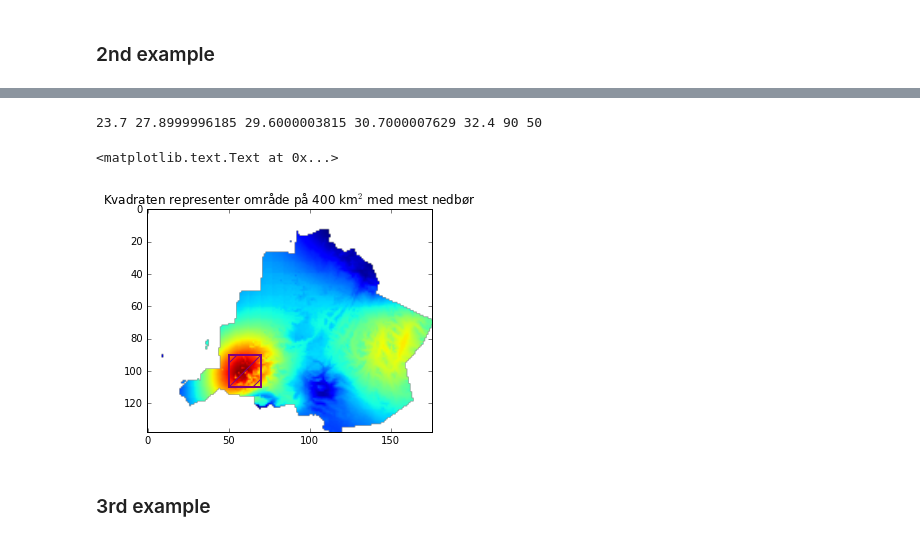
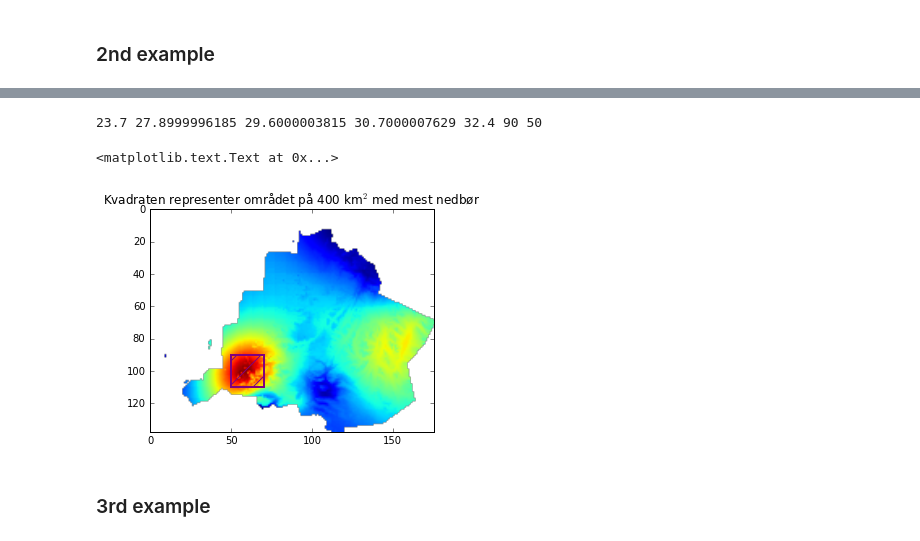
Before and after one commit to kmunve/APS, a Jupyter notebook: aps/notebooks/regional_precipitation_distribution.ipynb, the cells around one changed output, grey strips where cells are left out. Drawn from its saved outputs; the diff is of its cells as text; code cells hidden in the pictures.

```diff
--- a/aps/notebooks/regional_precipitation_distribution.ipynb
+++ b/aps/notebooks/regional_precipitation_distribution.ipynb
@@ -172,16 +183,16 @@ plt.show()
 # %%
 highest_med_low, highest_med_bot, highest_med_center, highest_med_top, highest_med_high, med_i, med_j = regional_precip_max(precip)
 print(highest_med_low, highest_med_bot, highest_med_center, highest_med_top, highest_med_high, med_i, med_j)
 
 plt.imshow(precip, aspect='equal')
 plt.gca().add_patch(Rectangle((med_j, med_i), window_x, window_y, hatch='/', fill=False, edgecolor='purple', linewidth=2))
 #plt.gca().add_patch(Rectangle((max_j, max_i), window_x, window_y, hatch='\\', fill=False, edgecolor='red', linewidth=2))
 # the max will be unchanged in a neighboring window with a potentially higher median and not update its position - it can be removed.
-plt.title("Kvadraten representer område på {0} km$^2$ med mest nedbør".format(window_x*window_y))
+plt.title("Kvadraten representer området på {0} km$^2$ med mest nedbør".format(window_x*window_y))
 # %% [output]
 23.7 27.8999996185 29.6000003815 30.7000007629 32.4 90 50
 <matplotlib.text.Text at 0x...>
-[figure, old version]
+[figure, new version]
 # %% [markdown]
 ### 3rd example
 # %%
```
Also changed, not shown: parts of 13 cells of this notebook, 3 other files.
